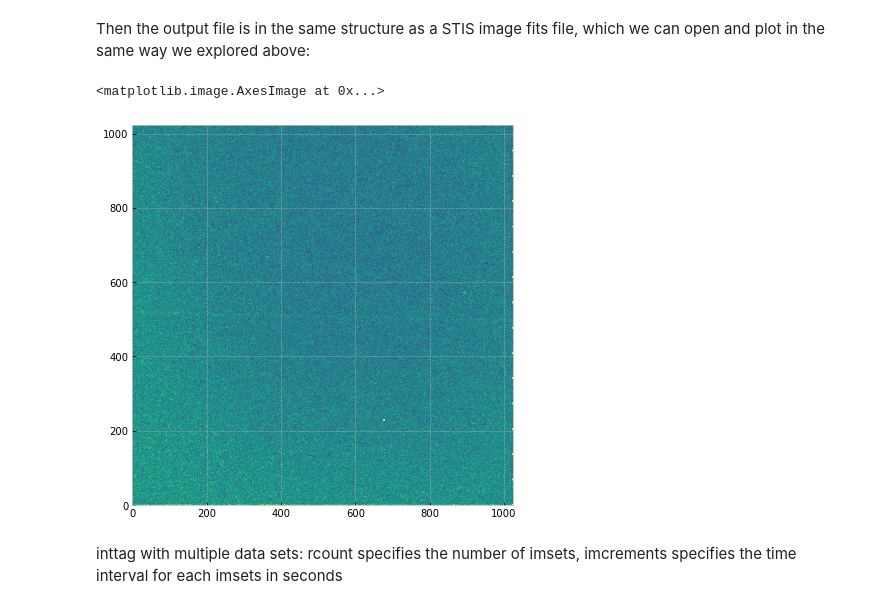
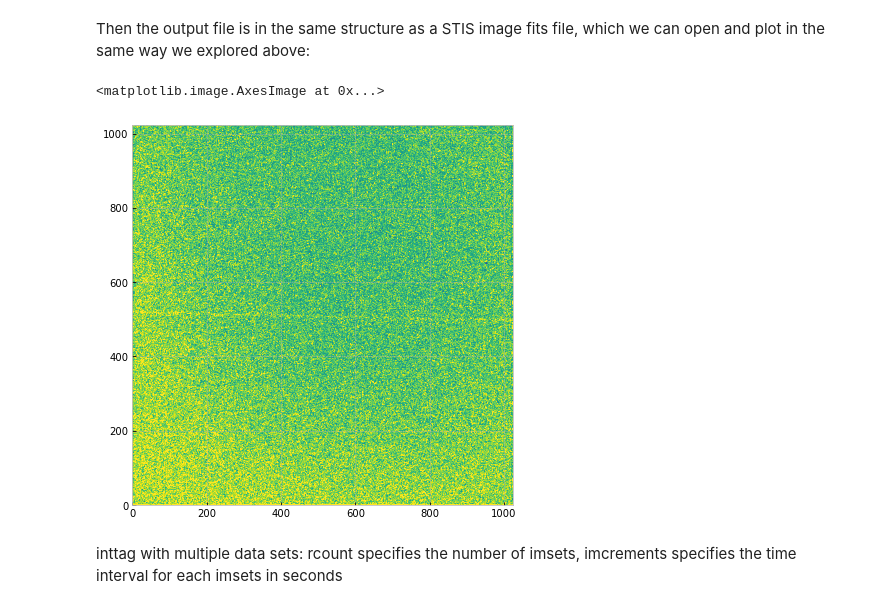
Before and after one commit to spacetelescope/STIS-Notebooks, a Jupyter notebook: View_Data/View_Data.ipynb, the cells around one changed output. Drawn from its saved outputs; the diff is of its cells as text; code cells hidden in the pictures.

```diff
--- a/View_Data/View_Data.ipynb
+++ b/View_Data/View_Data.ipynb
@@ -439,20 +543,21 @@ Time tag data can be converted into ACCUM image using the inttag method in stist
 More information: https://stistools.readthedocs.io/en/latest/inttag.html
 # %%
 # define the output file directory
-raw = "./mastDownload/HST/odgxt9010/odgxt9010_raw.fits"
+accum = "./data/mastDownload/HST/odgxt9010/odgxt9010_accum.fits"
 # convert Time_Tag into ACCUM
-stistools.inttag.inttag(tag, raw)
+# the first parameter is the path to the _tag fits file, the second parameter is the output directory
+stistools.inttag.inttag(tag, accum)
 # %% [output]
 imset: 1, start: 0.022625, stop: 2380.222, exposure time: 2380.199375
 # %% [markdown]
 Then the output file is in the same structure as a STIS image fits file, which we can open and plot in the same way we explored above:
 # %%
-with fits.open(raw) as hdul:
+with fits.open(accum) as hdul:
     im = hdul[1].data
-plt.imshow(im,origin='lower',vmin=0,vmax=10,cmap="viridis")
+plt.imshow(im,origin='lower',vmin=0,vmax=6,cmap="viridis")
 # %% [output]
 <matplotlib.image.AxesImage at 0x...>
-[figure, old version]
+[figure, new version]
 # %% [markdown]
 inttag with multiple data sets: rcount specifies the number of imsets, imcrements specifies the time interval for each imsets in seconds
 # %%
```
Also changed, not shown: parts of 42 cells of this notebook.
